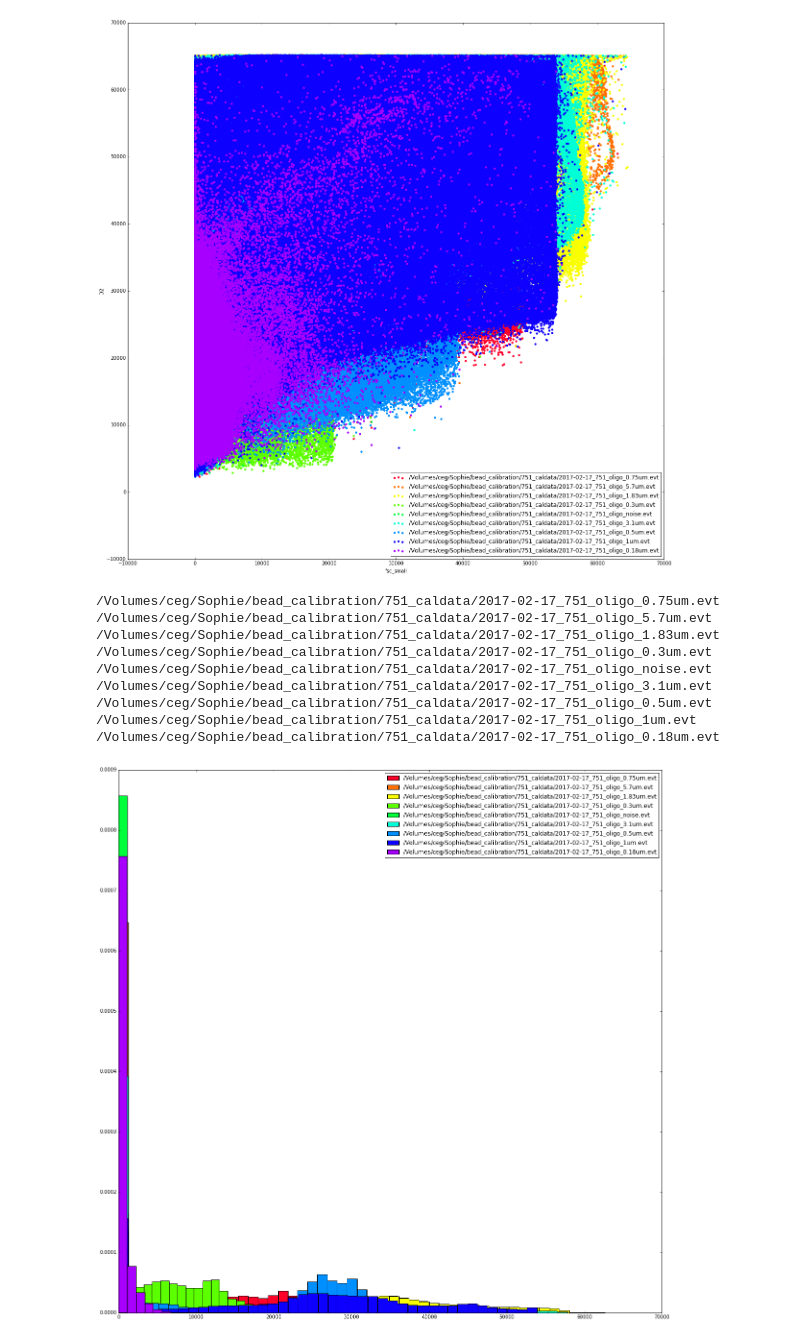
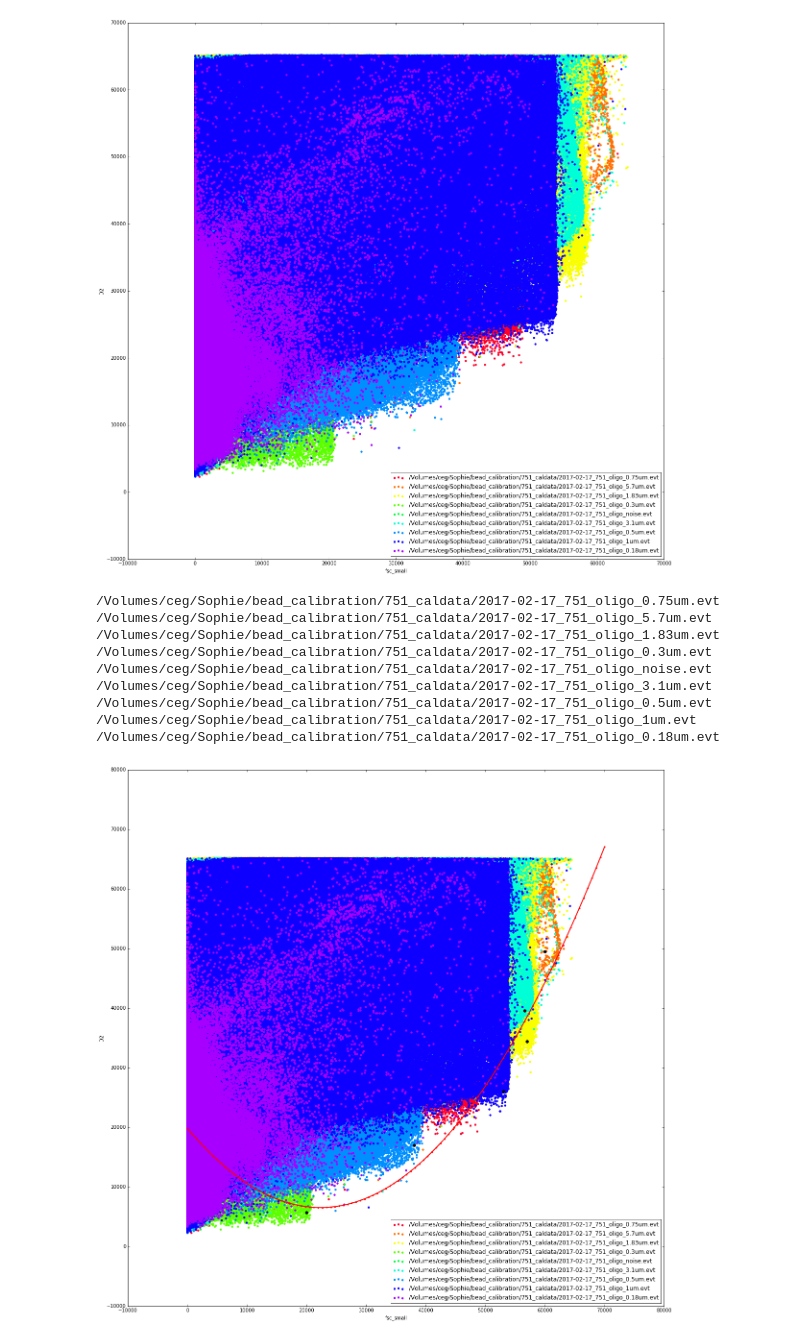
Before and after one commit to sophieclayton/seaflow_calibration, a Jupyter notebook: bead_filter.ipynb, the cells around one changed output. Saved outputs shown, nothing was run; the diff lists cells and outputs as text; code cells hidden in the pictures.

Commit message:
trying best guess to fit to bead data

```diff
--- a/bead_filter.ipynb
+++ b/bead_filter.ipynb
@@ -22,6 +23,8 @@ regime = 'oligo'
 
 files = glob.glob('%s/*%s*.evt' % (indir, regime))
 # %%
+#% matplotlib qt
+
 fig1 = plt.figure(figsize=(20,20))
 
 num_cols = len(files)
@@ -34,7 +37,7 @@ cc = 0
 for f in files:
     print f
     bead_data = sfp.EVT(f, transform=False, columns=["fsc_small", "D1","D2"])
-    plt.scatter(bead_data.df['fsc_small'], bead_data.df['D2'], marker ='o', lw = 0, label = f, c = cm(1.*cc/num_cols))
+    plt.scatter(bead_data.df['fsc_small'], bead_data.df['D2'], marker ='o', lw = 0, c = cm(1.*cc/num_cols), label = f)
     cc += 1
 
 plt.xlabel('fsc_small')
@@ -52,32 +55,48 @@ plt.show()
 /Volumes/ceg/Sophie/bead_calibration/751_caldata/2017-02-17_751_oligo_1um.evt
 /Volumes/ceg/Sophie/bead_calibration/751_caldata/2017-02-17_751_oligo_0.18um.evt
 [figure]
+# %%
+# best guess of the points needed for the filter function
+
+guess = pd.DataFrame()
+guess['fsc_small'] = [ 60000, 57000, 20000, 56600, 38000, 53000]
+guess['D2'] = [ 49500, 34400, 5700, 39600, 17000, 26000]
+
+# try to fit a polynomial to bead data
+z = np.polyfit(guess['fsc_small'], guess['D2'], 2)
+p = np.poly1d(z)
+xp = np.linspace(0, 7e04, 100)
 # %%
-fig2 = plt.figure(figsize=(20,20))
+fig1 = plt.figure(figsize=(20,20))
 
 num_cols = len(files)
 
 cm = plt.get_cmap('gist_rainbow')
 #for i in range(num_cols):
 #    color = cm(1.*i/num_cols)
 
 cc = 0
 for f in files:
     print f
     bead_data = sfp.EVT(f, transform=False, columns=["fsc_small", "D1","D2"])
-    plt.hist(bead_data.df['fsc_small'], 50, normed = 1, label = f, facecolor = cm(1.*cc/num_cols))
+    plt.scatter(bead_data.df['fsc_small'], bead_data.df['D2'], marker ='o', lw = 0, c = cm(1.*cc/num_cols), label = f)
     cc += 1
 
-plt.legend(loc = 'upper right')
+plt.xlabel('fsc_small')
+plt.ylabel('D2')
+plt.legend(loc = 'lower right')
+
+plt.plot(xp, p(xp),'.-r', lw =2)
+plt.plot(guess['fsc_small'], guess['D2'], 'ko')
 plt.show()
 # %% [output]
 /Volumes/ceg/Sophie/bead_calibration/751_caldata/2017-02-17_751_oligo_0.75um.evt
 /Volumes/ceg/Sophie/bead_calibration/751_caldata/2017-02-17_751_oligo_5.7um.evt
 /Volumes/ceg/Sophie/bead_calibration/751_caldata/2017-02-17_751_oligo_1.83um.evt
 /Volumes/ceg/Sophie/bead_calibration/751_caldata/2017-02-17_751_oligo_0.3um.evt
 /Volumes/ceg/Sophie/bead_calibration/751_caldata/2017-02-17_751_oligo_noise.evt
 /Volumes/ceg/Sophie/bead_calibration/751_caldata/2017-02-17_751_oligo_3.1um.evt
 /Volumes/ceg/Sophie/bead_calibration/751_caldata/2017-02-17_751_oligo_0.5um.evt
 /Volumes/ceg/Sophie/bead_calibration/751_caldata/2017-02-17_751_oligo_1um.evt
 /Volumes/ceg/Sophie/bead_calibration/751_caldata/2017-02-17_751_oligo_0.18um.evt
-[figure, old version]
+[figure, new version]
```
Also changed, not shown: parts of 2 cells of this notebook.
